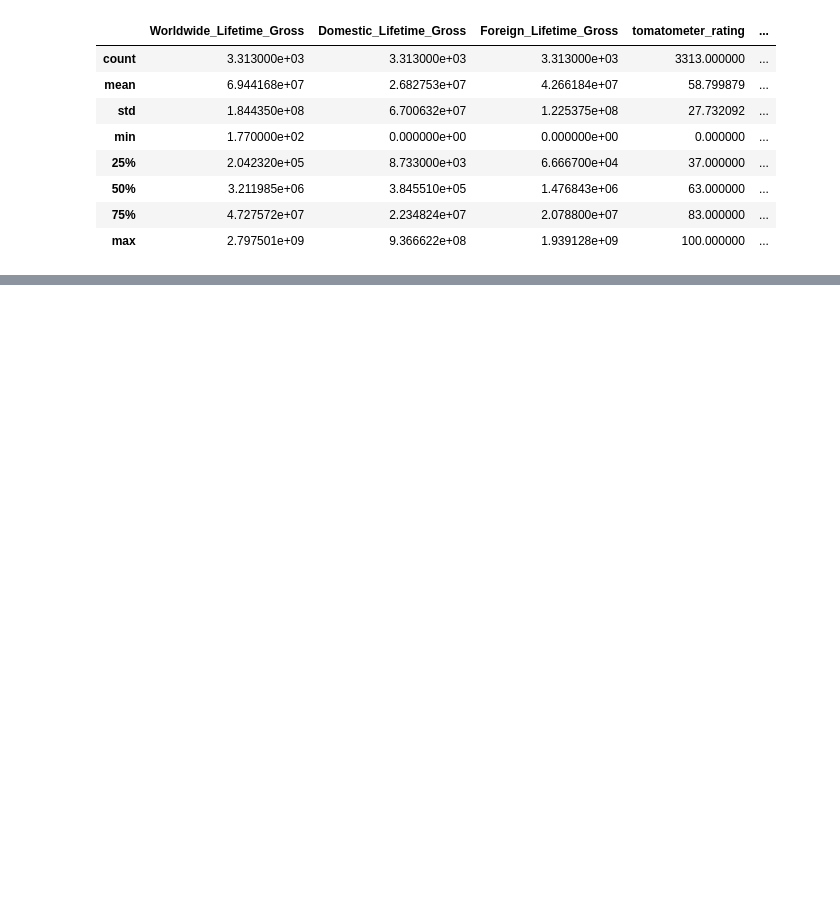
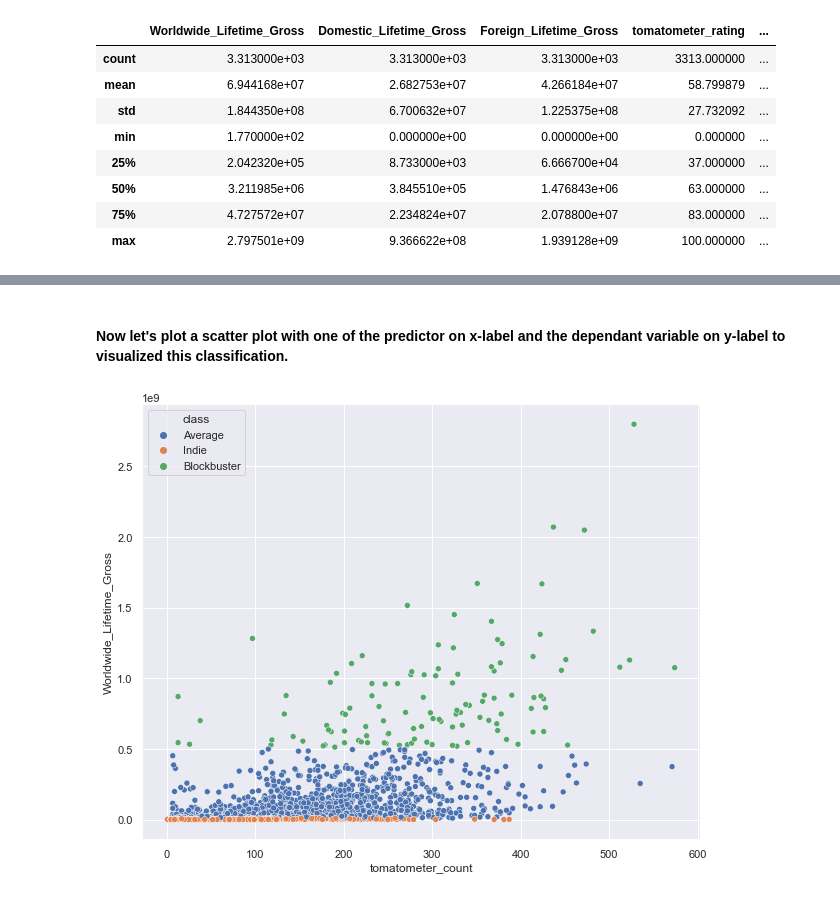
Before and after one commit to AminKafka/Movie-Boxoffice-Prediction-With-Critics-Votes, a Jupyter notebook: notebooks/EDA.ipynb, the cells around one changed output, grey strips where cells are left out. Drawn from its saved outputs; the diff is of its cells as text; code cells hidden in the pictures; blank space fills up the shorter version.

```diff
--- a/notebooks/EDA.ipynb
+++ b/notebooks/EDA.ipynb
@@ -168,0 +179,17 @@ movie1.corr()
+# %%
+def conditions(df):
+    if (df.Worldwide_Lifetime_Gross > 500000000):
+        return 'Blockbuster'
+    elif ( df.Worldwide_Lifetime_Gross < 10000000):
+        return 'Indie'
+    else:
+        return 'Average'
+
+movie['class'] = movie.apply(conditions, axis=1)
+# %% [markdown]
+#### Now let's plot a scatter plot with one of the predictor on x-label and the dependant variable on y-label to visualized this classification.
+# %%
+sns.set(rc={'figure.figsize':(10,8)})
+_ = sns.scatterplot(x='tomatometer_count',y= 'Worldwide_Lifetime_Gross',data=movie,hue='class')
+# %% [output]
+[figure, added]
```
Also changed, not shown: parts of 56 cells of this notebook.
